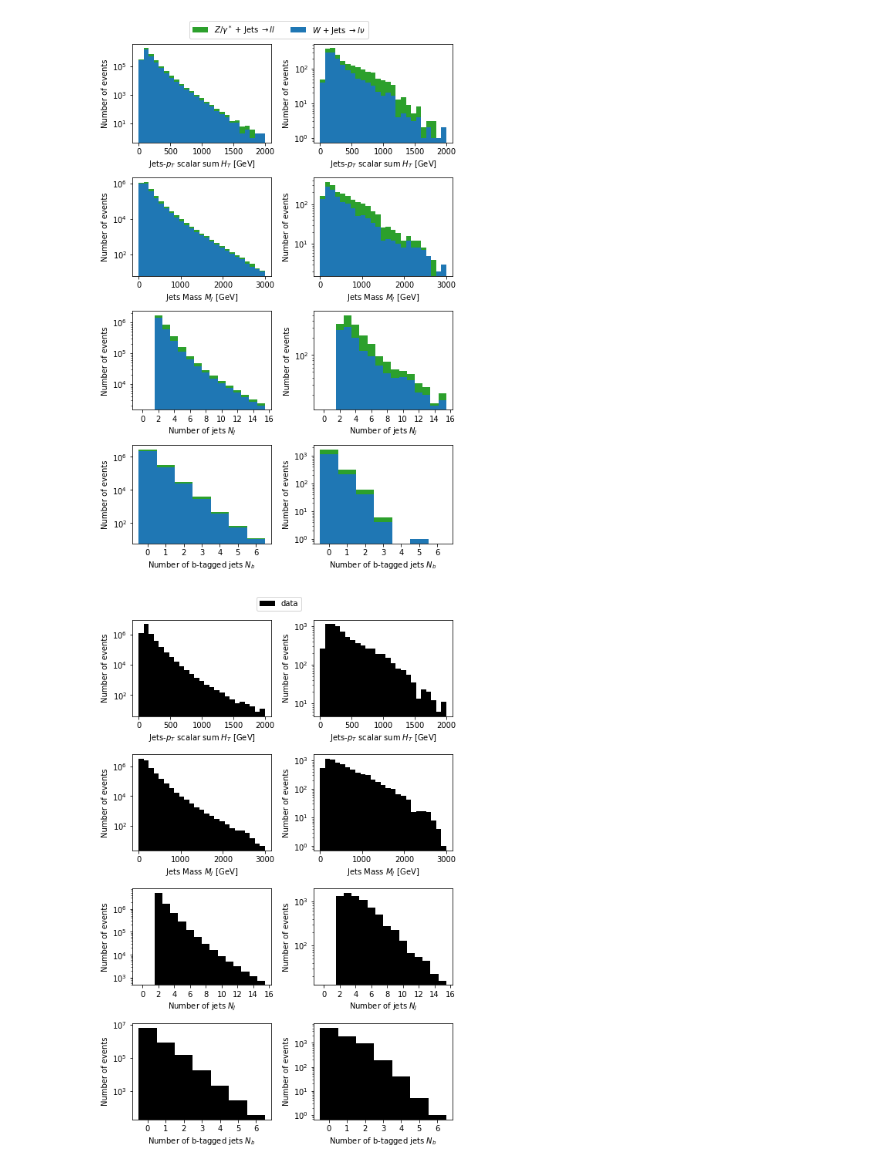
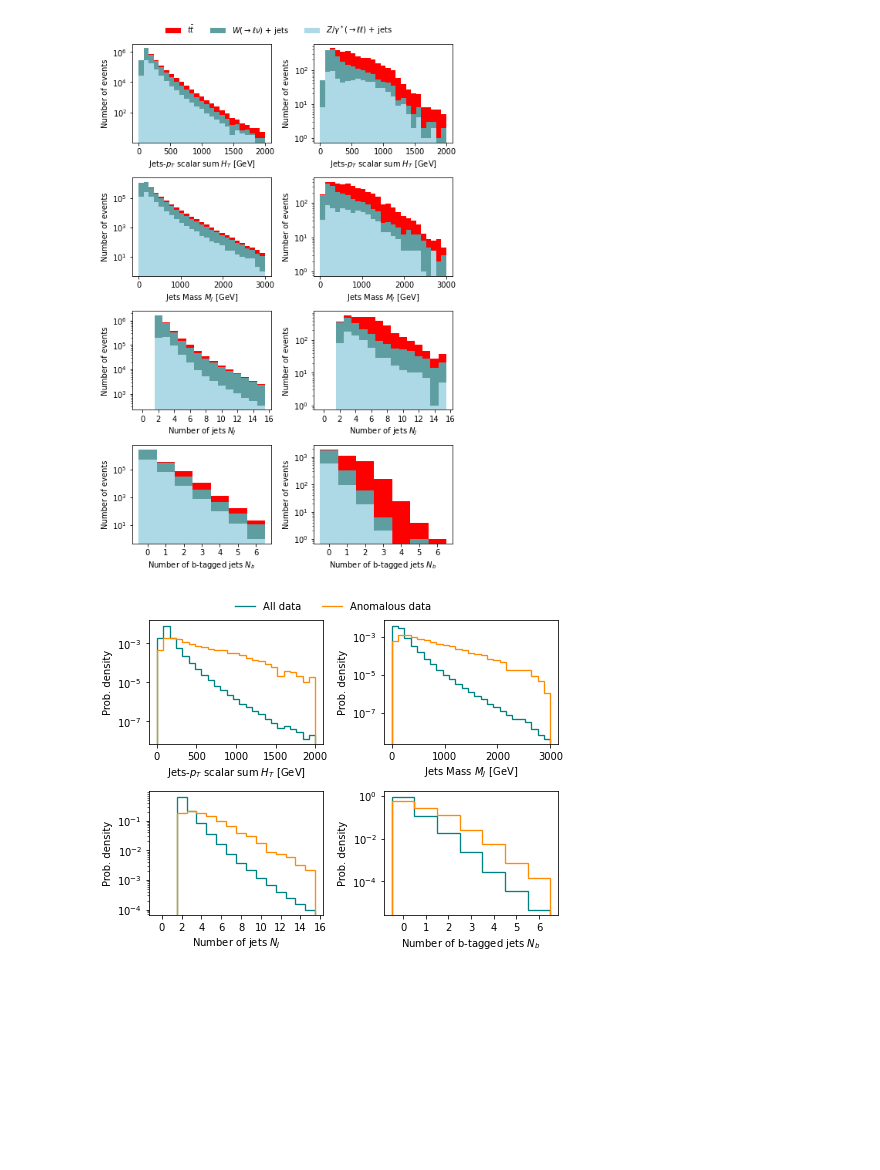
Before and after one commit to oliverkn/alad-for-lhc, a Jupyter notebook: top_rediscovery/plots_paper.ipynb, the cells around one changed output. Saved outputs shown, nothing was run; the diff lists cells and outputs as text; code cells hidden in the pictures; blank space fills up the shorter version.

Commit message:
improved plots for publication & added ROC uncertainty analysis

```diff
--- a/top_rediscovery/plots_paper.ipynb
+++ b/top_rediscovery/plots_paper.ipynb
@@ -10,7 +11,7 @@ from uncertainties import unumpy, ufloat
 data = pickle.load(open('output/plot_data.pkl', 'rb'))
 hist_settings = pickle.load(open('output/hist_settings.pkl', 'rb'))
 # %%
-output_dir = 'output/'
+output_dir = 'plots_paper/'
 
 feature_list = ['HT', 'mass_jet', 'n_jet', 'n_bjet']
 background_plot_list = ['W', 'DY', 'ttbar']
@@ -24,14 +25,15 @@ color_dict['ttbar']='tab:red'
 color_dict['data']='tab:purple'
 
 label_dict = {}
-label_dict['W'] = r'$W$ + Jets $\rightarrow l\nu$'
-label_dict['DY'] = r'$Z/\gamma^*$ + Jets $\rightarrow ll$'
+label_dict['W'] = r'$W(\rightarrow \ell\nu)$ + jets'
+label_dict['DY'] = r'$Z/\gamma^*(\rightarrow \ell\ell)$ + jets'
 label_dict['ttbar'] = r'$t\bar{t}$'
 
 all_log = True
 
 n_features = len(feature_list)
 # %%
+# FIXED FIG 7
 fig, ax_arr = plt.subplots(n_features, 2, figsize=(2 * 1.3 * plot_size, n_features * plot_size))
 
 for col, feature in enumerate(feature_list):
@@ -43,14 +45,14 @@ for col, feature in enumerate(feature_list):
         x_list = []
         bin_edges = None
         weights_list = []
-        color_list = []
+        color_list = ['lightblue','cadetblue','red']
         label_list = []
-        for proc in ['W', 'DY']:
+        for proc in ['DY', 'W', 'ttbar']:
             hist = data[cut][proc]
             bin_edges = hist[feature].bin_edges
             x_list.append(hist[feature].bin_edges[:-1])
             weights_list.append(hist[feature].bin_content)
-            color_list.append(color_dict[proc])
+            #color_list.append(color_dict[proc])
             label_list.append(label_dict[proc])
 
         ax.hist(x_list, bin_edges, weights=weights_list,
@@ -69,45 +71,54 @@ for col, feature in enumerate(feature_list):
             ax.set_yscale(f_setting['yscale'])
 
 handles, labels = ax_arr[0,0].get_legend_handles_labels()
-fig.legend(handles, labels, loc = 'upper center', ncol=4)
+fig.legend(handles, labels, loc = 'upper center', ncol=4, frameon=False)
 
 plt.tight_layout(pad=0.4, w_pad=1.0, h_pad=1.0, rect=(0,0,1,0.96))
 plt.savefig(output_dir + '/mc_b.pdf')
 plt.show()
 # %% [output]
-[figure, old version]
+[figure, new version]
 # %%
-fig, ax_arr = plt.subplots(n_features, 2, figsize=(2 * 1.3 * plot_size, n_features * plot_size))
-
+# FIXED FIG 5
+fig, ax_arr = plt.subplots(2, 2, figsize=(2 * 1.3 * plot_size, 2 * plot_size))
+position = [[0,0],[0,1], [1,0], [1,1]]
+label_data = [["All data"],["Anomalous data"]]
+colors = ['teal', 'darkorange']
+lw=1.3
 for col, feature in enumerate(feature_list):
     f_setting = hist_settings[feature]
+    ax = ax_arr[position[col][0], position[col][1]]
     for row, cut in enumerate(['pre-', 'pre-anoscore']):
-        ax = ax_arr[col, row]
 
         # plot data
         hist_data_f = data[cut]['data'][feature]
         bin_edges = hist_data_f.bin_edges
         bin_content = hist_data_f.bin_content
         ax.hist(bin_edges[:-1], bin_edges, weights=bin_content,
-                histtype='stepfilled', color='black', label='data')#, density=True)
+                histtype='step', label=label_data[row], color=colors[row],
+                linewidth=lw, density=True)
 
         # axis settings
         ax.set_xlabel(f_setting['symbol'])
-        ax.set_ylabel('Number of events')
+        ax.set_ylabel('Prob. density')
 
         if f_setting['int']:
             ax.xaxis.set_major_locator(MaxNLocator(integer=True))
 
         if all_log:
             ax.set_yscale('log')
         else:
             ax.set_yscale(f_setting['yscale'])
 
 handles, labels = ax_arr[0,0].get_legend_handles_labels()
-fig.legend(handles, labels, loc = 'upper center', ncol=4)
 
-plt.tight_layout(pad=0.4, w_pad=1.0, h_pad=1.0, rect=(0,0,1,0.96))
+handle1 = lines.Line2D([], [], c=colors[0], linewidth=lw)
+handle2 = lines.Line2D([], [], c=colors[1], linewidth=lw)
+handles=[handle1, handle2]
+fig.legend(handles, labels, loc = 'upper center', ncol=4, frameon=False)
+
+plt.tight_layout(pad=0.4, w_pad=1.0, h_pad=1.0, rect=(0,0,1,0.94))
 plt.savefig(output_dir + '/data.pdf')
 plt.show()
 # %% [output]
-[figure, old version]
+[figure, new version]
```
Also changed, not shown: parts of 6 cells of this notebook, 11 other files.
